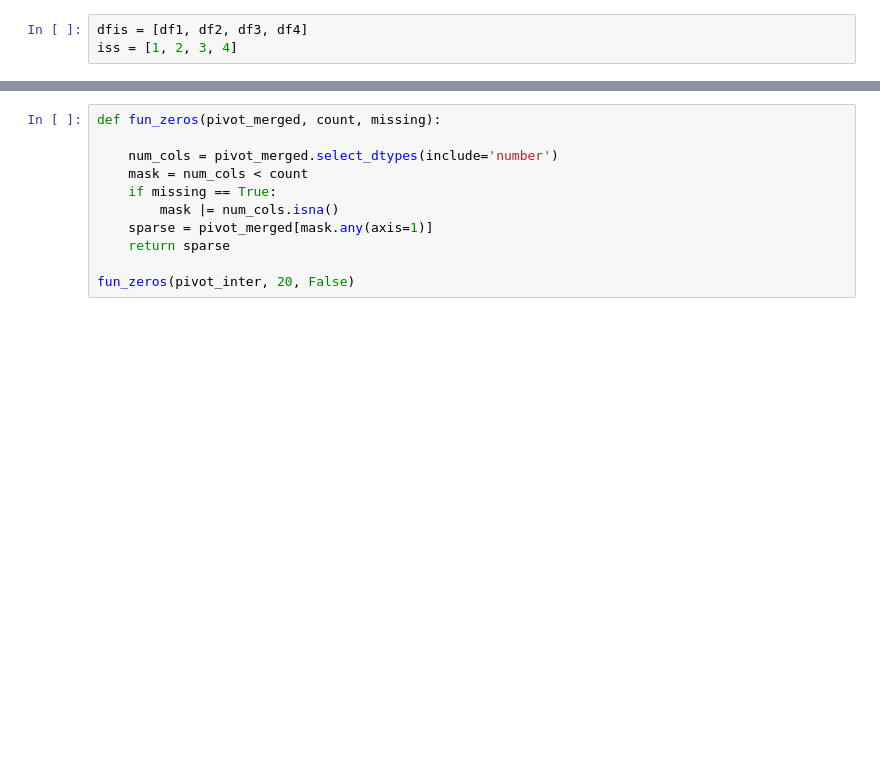
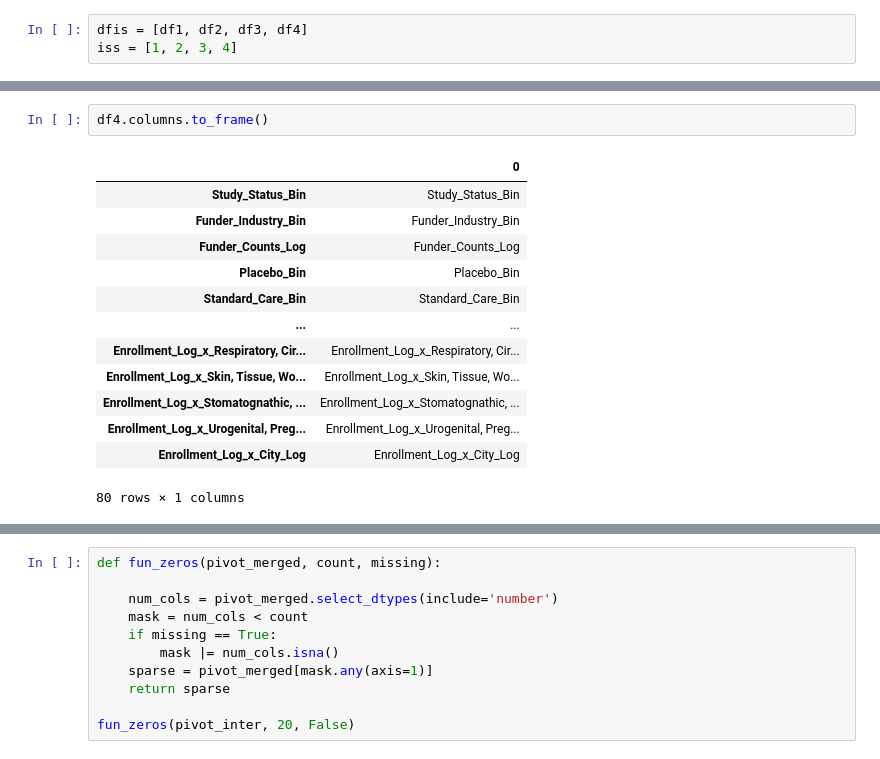
Before and after one commit to AndreouEugenia/Thesis, a Jupyter notebook: 4.Thesis_Dummies.ipynb, the cells around one changed output, grey strips where cells are left out. Drawn from its saved outputs; the diff is of its cells as text; blank space fills up the shorter version.

```diff
--- a/4.Thesis_Dummies.ipynb
+++ b/4.Thesis_Dummies.ipynb
@@ -248,3 +238,19 @@ df4 = fun_inter(df4, 'Enrollment_Counts_Log', 'City_Categ', r"_Categ|_Counts")
+# %%
+df4.columns.to_frame()
+# %% [output]
+|  | 0 |
+| Study_Status_Bin | Study_Status_Bin |
+| Funder_Industry_Bin | Funder_Industry_Bin |
+| Funder_Counts_Log | Funder_Counts_Log |
+| Placebo_Bin | Placebo_Bin |
+| Standard_Care_Bin | Standard_Care_Bin |
+| ... | ... |
+| Enrollment_Log_x_Respiratory, Cir... | Enrollment_Log_x_Respiratory, Cir... |
+| Enrollment_Log_x_Skin, Tissue, Wo... | Enrollment_Log_x_Skin, Tissue, Wo... |
+| Enrollment_Log_x_Stomatognathic, ... | Enrollment_Log_x_Stomatognathic, ... |
+| Enrollment_Log_x_Urogenital, Preg... | Enrollment_Log_x_Urogenital, Preg... |
+| Enrollment_Log_x_City_Log | Enrollment_Log_x_City_Log |
+80 rows × 1 columns
 # %%
 dfis = [df1, df2, df3, df4]
 iss = [1, 2, 3, 4]
```
Also changed, not shown: parts of 6 cells of this notebook, 38 other files.
